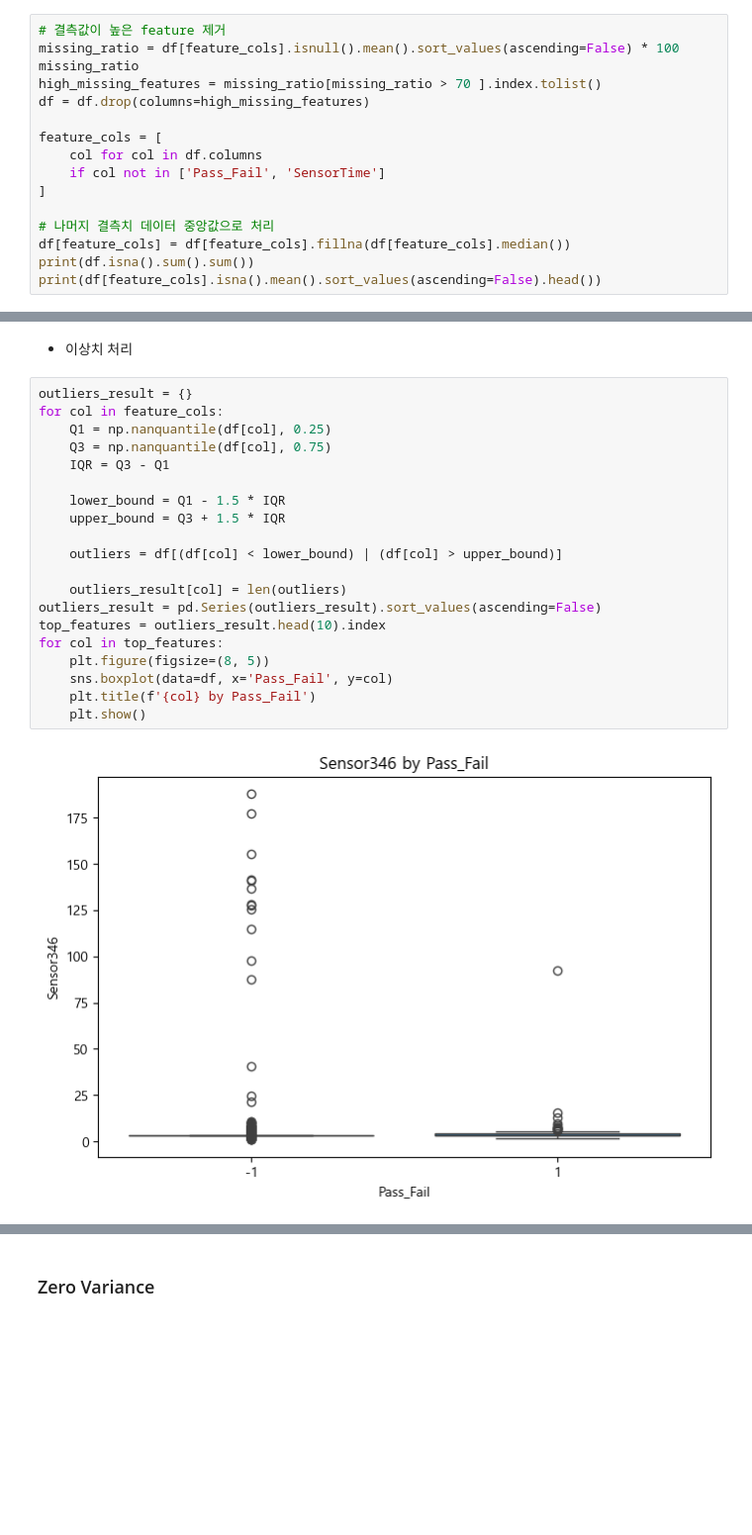
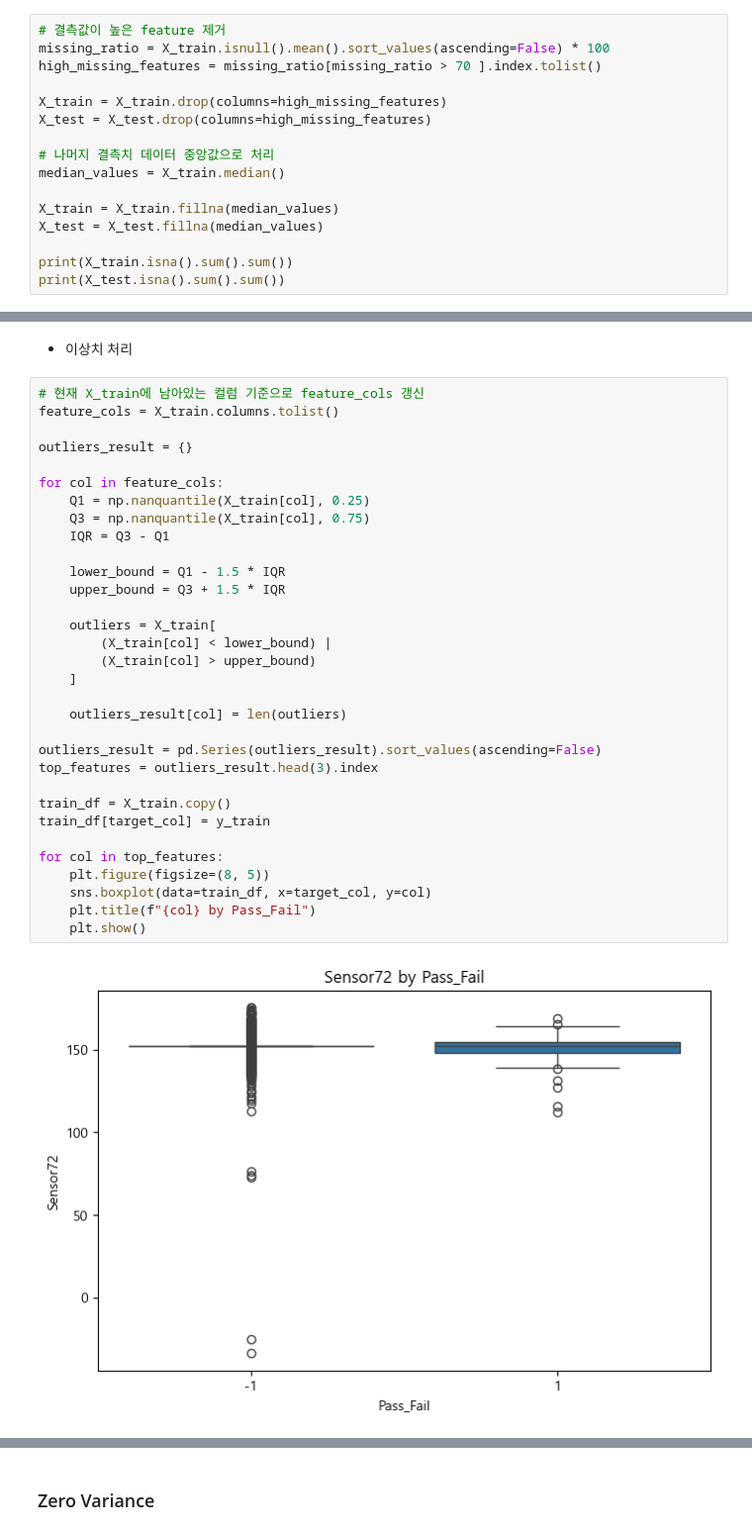
Before and after one commit to pasin7793/Semiconductor-Data, a Jupyter notebook: code/semiconductor_defect.ipynb, the cells around one changed output, grey strips where cells are left out. Shown at 99% size. Saved outputs shown, nothing was run; the diff lists cells and outputs as text; blank space fills up the shorter version.

Commit message:
♻️ Refactoring Train/Test Data

```diff
--- a/code/semiconductor_defect.ipynb
+++ b/code/semiconductor_defect.ipynb
@@ -116,19 +143,19 @@ for i, sensor in enumerate(feature_cols[0:4]):
 - 결측치 처리
 # %%
 # 결측값이 높은 feature 제거
-missing_ratio = df[feature_cols].isnull().mean().sort_values(ascending=False) * 100
-missing_ratio
+missing_ratio = X_train.isnull().mean().sort_values(ascending=False) * 100
 high_missing_features = missing_ratio[missing_ratio > 70 ].index.tolist()
-df = df.drop(columns=high_missing_features)
 
-feature_cols = [
-    col for col in df.columns
-    if col not in ['Pass_Fail', 'SensorTime']
-]
+X_train = X_train.drop(columns=high_missing_features)
+X_test = X_test.drop(columns=high_missing_features)
 
 # 나머지 결측치 데이터 중앙값으로 처리
-df[feature_cols] = df[feature_cols].fillna(df[feature_cols].median())
-print(df.isna().sum().sum())
-print(df[feature_cols].isna().mean().sort_values(ascending=False).head())
+median_values = X_train.median()
+
+X_train = X_train.fillna(median_values)
+X_test = X_test.fillna(median_values)
+
+print(X_train.isna().sum().sum())
+print(X_test.isna().sum().sum())
 # %% [output]
 0
@@ -149,24 +171,36 @@ np.int64(0)
 # %% [markdown]
 - 이상치 처리
 # %%
+# 현재 X_train에 남아있는 컬럼 기준으로 feature_cols 갱신
+feature_cols = X_train.columns.tolist()
+
 outliers_result = {}
+
 for col in feature_cols:
-    Q1 = np.nanquantile(df[col], 0.25)
-    Q3 = np.nanquantile(df[col], 0.75)
+    Q1 = np.nanquantile(X_train[col], 0.25)
+    Q3 = np.nanquantile(X_train[col], 0.75)
     IQR = Q3 - Q1
 
     lower_bound = Q1 - 1.5 * IQR
     upper_bound = Q3 + 1.5 * IQR
 
-    outliers = df[(df[col] < lower_bound) | (df[col] > upper_bound)]
+    outliers = X_train[
+        (X_train[col] < lower_bound) |
+        (X_train[col] > upper_bound)
+    ]
 
     outliers_result[col] = len(outliers)
+
 outliers_result = pd.Series(outliers_result).sort_values(ascending=False)
-top_features = outliers_result.head(10).index
+top_features = outliers_result.head(3).index
+
+train_df = X_train.copy()
+train_df[target_col] = y_train
+
 for col in top_features:
     plt.figure(figsize=(8, 5))
-    sns.boxplot(data=df, x='Pass_Fail', y=col)
-    plt.title(f'{col} by Pass_Fail')
+    sns.boxplot(data=train_df, x=target_col, y=col)
+    plt.title(f"{col} by Pass_Fail")
     plt.show()
 # %% [output]
-[figure, old version]
+[figure, new version]
```
Also changed, not shown: parts of 15 cells of this notebook.
